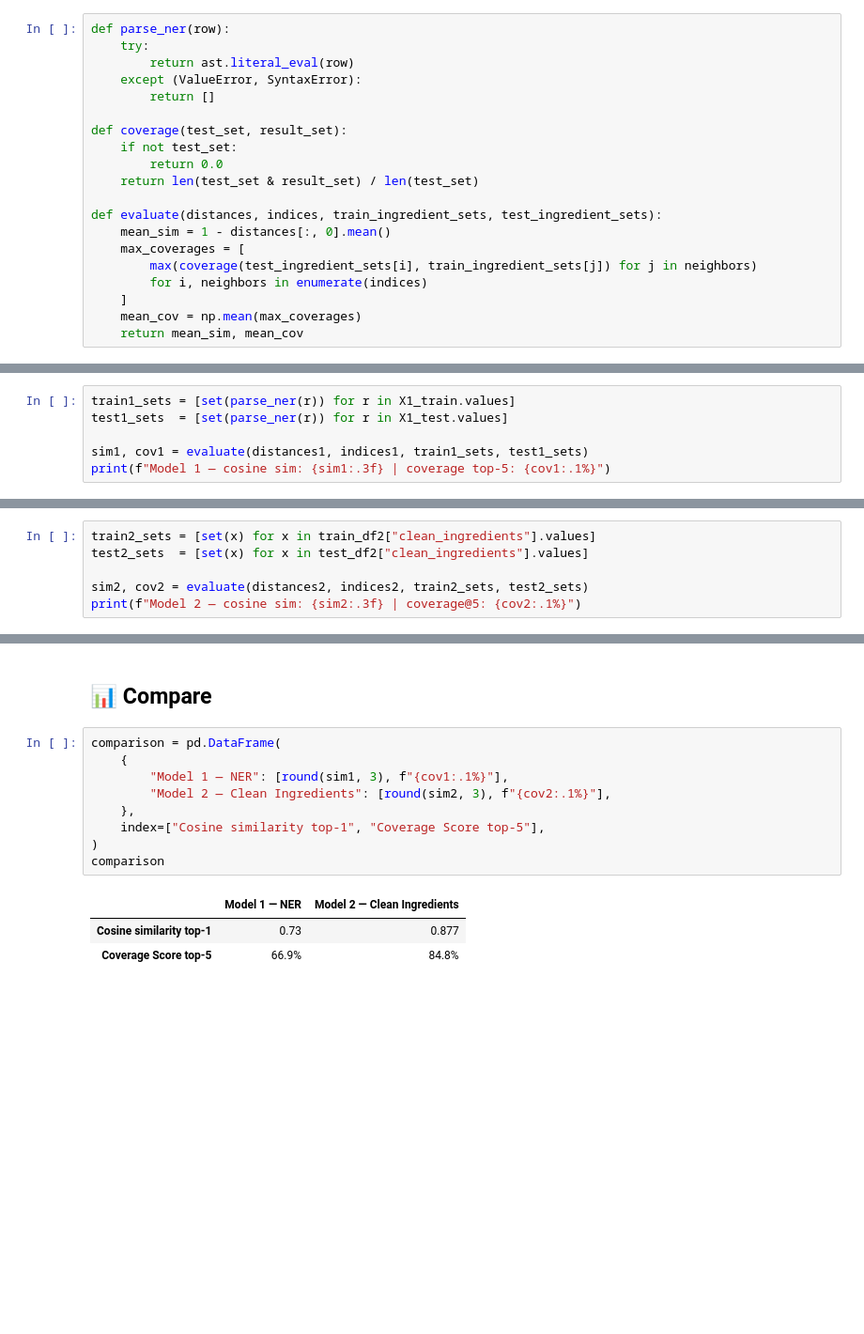
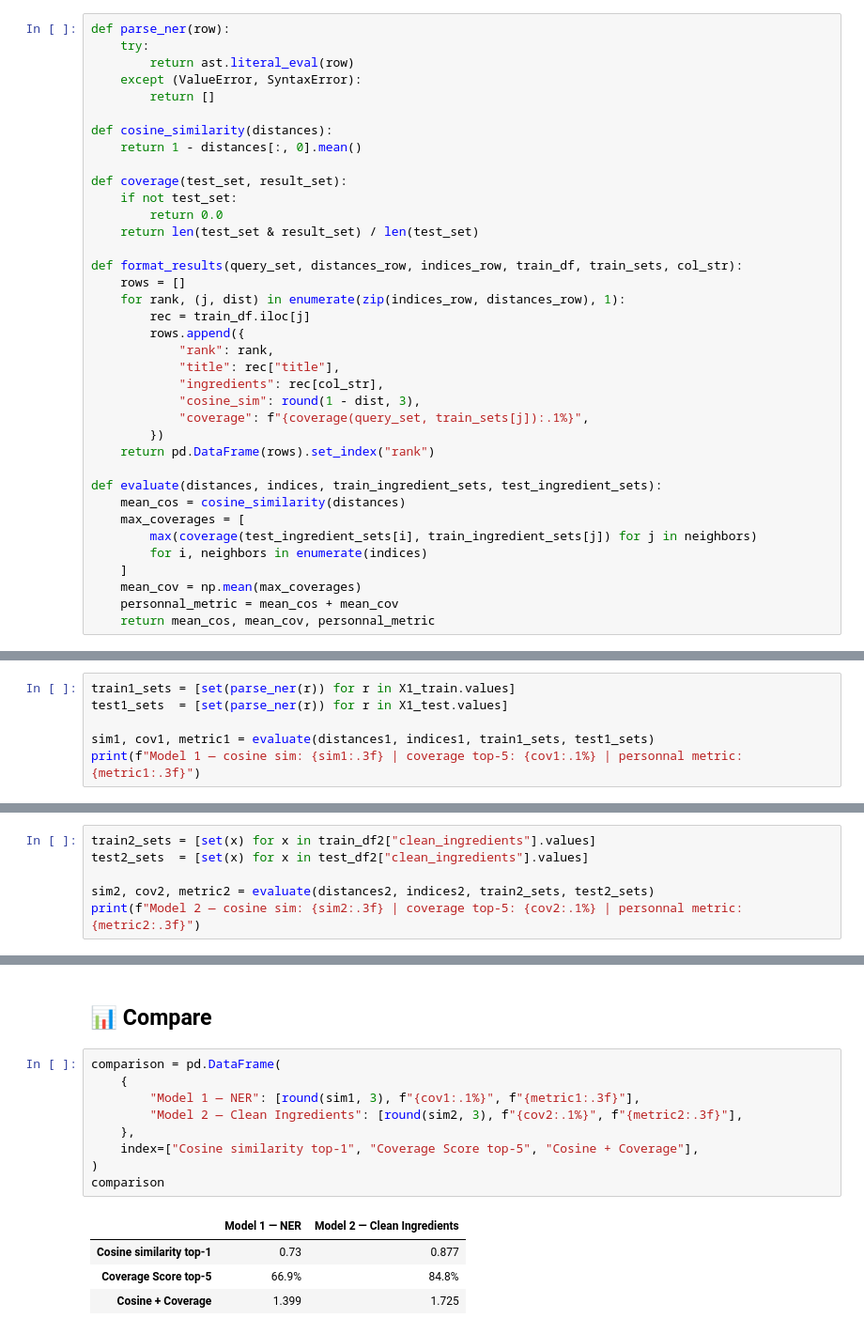
Before and after one commit to louis-heron/2207-recipe-inspiration, a Jupyter notebook: notebooks/Machine_Learning_Model.ipynb, the cells around one changed output, grey strips where cells are left out. Shown at 94% size. Cells and saved outputs as stored; diff of their text form; blank space fills up the shorter version.

```diff
--- a/notebooks/Machine_Learning_Model.ipynb
+++ b/notebooks/Machine_Learning_Model.ipynb
@@ -24,19 +24,36 @@ def parse_ner(row):
     except (ValueError, SyntaxError):
         return []
 
+def cosine_similarity(distances):
+    return 1 - distances[:, 0].mean()
+
 def coverage(test_set, result_set):
     if not test_set:
         return 0.0
     return len(test_set & result_set) / len(test_set)
 
+def format_results(query_set, distances_row, indices_row, train_df, train_sets, col_str):
+    rows = []
+    for rank, (j, dist) in enumerate(zip(indices_row, distances_row), 1):
+        rec = train_df.iloc[j]
+        rows.append({
+            "rank": rank,
+            "title": rec["title"],
+            "ingredients": rec[col_str],
+            "cosine_sim": round(1 - dist, 3),
+            "coverage": f"{coverage(query_set, train_sets[j]):.1%}",
+        })
+    return pd.DataFrame(rows).set_index("rank")
+
 def evaluate(distances, indices, train_ingredient_sets, test_ingredient_sets):
-    mean_sim = 1 - distances[:, 0].mean()
+    mean_cos = cosine_similarity(distances)
     max_coverages = [
         max(coverage(test_ingredient_sets[i], train_ingredient_sets[j]) for j in neighbors)
         for i, neighbors in enumerate(indices)
     ]
     mean_cov = np.mean(max_coverages)
-    return mean_sim, mean_cov
+    personnal_metric = mean_cos + mean_cov
+    return mean_cos, mean_cov, personnal_metric
 # %% [markdown]
 ## 1️⃣ First Model — NER
 # %% [markdown]
@@ -75,6 +92,6 @@ distances1, indices1 = model1.kneighbors(X1_test_vec)
 train1_sets = [set(parse_ner(r)) for r in X1_train.values]
 test1_sets  = [set(parse_ner(r)) for r in X1_test.values]
 
-sim1, cov1 = evaluate(distances1, indices1, train1_sets, test1_sets)
-print(f"Model 1 — cosine sim: {sim1:.3f} | coverage top-5: {cov1:.1%}")
+sim1, cov1, metric1 = evaluate(distances1, indices1, train1_sets, test1_sets)
+print(f"Model 1 — cosine sim: {sim1:.3f} | coverage top-5: {cov1:.1%} | personnal metric: {metric1:.3f}")
 # %% [output]
@@ -188,6 +205,6 @@ distances2, indices2 = model2.kneighbors(X2_test_vec)
 train2_sets = [set(x) for x in train_df2["clean_ingredients"].values]
 test2_sets  = [set(x) for x in test_df2["clean_ingredients"].values]
 
-sim2, cov2 = evaluate(distances2, indices2, train2_sets, test2_sets)
-print(f"Model 2 — cosine sim: {sim2:.3f} | coverage@5: {cov2:.1%}")
+sim2, cov2, metric2 = evaluate(distances2, indices2, train2_sets, test2_sets)
+print(f"Model 2 — cosine sim: {sim2:.3f} | coverage top-5: {cov2:.1%} | personnal metric: {metric2:.3f}")
 # %% [output]
@@ -257,13 +252,14 @@ predict(my_ingredients, model2, vectorizer2, train_df2, train2_sets, "clean_ingr
 # %%
 comparison = pd.DataFrame(
     {
-        "Model 1 — NER": [round(sim1, 3), f"{cov1:.1%}"],
-        "Model 2 — Clean Ingredients": [round(sim2, 3), f"{cov2:.1%}"],
+        "Model 1 — NER": [round(sim1, 3), f"{cov1:.1%}", f"{metric1:.3f}"],
+        "Model 2 — Clean Ingredients": [round(sim2, 3), f"{cov2:.1%}", f"{metric2:.3f}"],
     },
-    index=["Cosine similarity top-1", "Coverage Score top-5"],
+    index=["Cosine similarity top-1", "Coverage Score top-5", "Cosine + Coverage"],
 )
 comparison
 # %% [output]
 |  | Model 1 — NER | Model 2 — Clean Ingredients |
 | Cosine similarity top-1 | 0.73 | 0.877 |
 | Coverage Score top-5 | 66.9% | 84.8% |
+| Cosine + Coverage | 1.399 | 1.725 |
```
Also changed, not shown: parts of 4 cells of this notebook.
